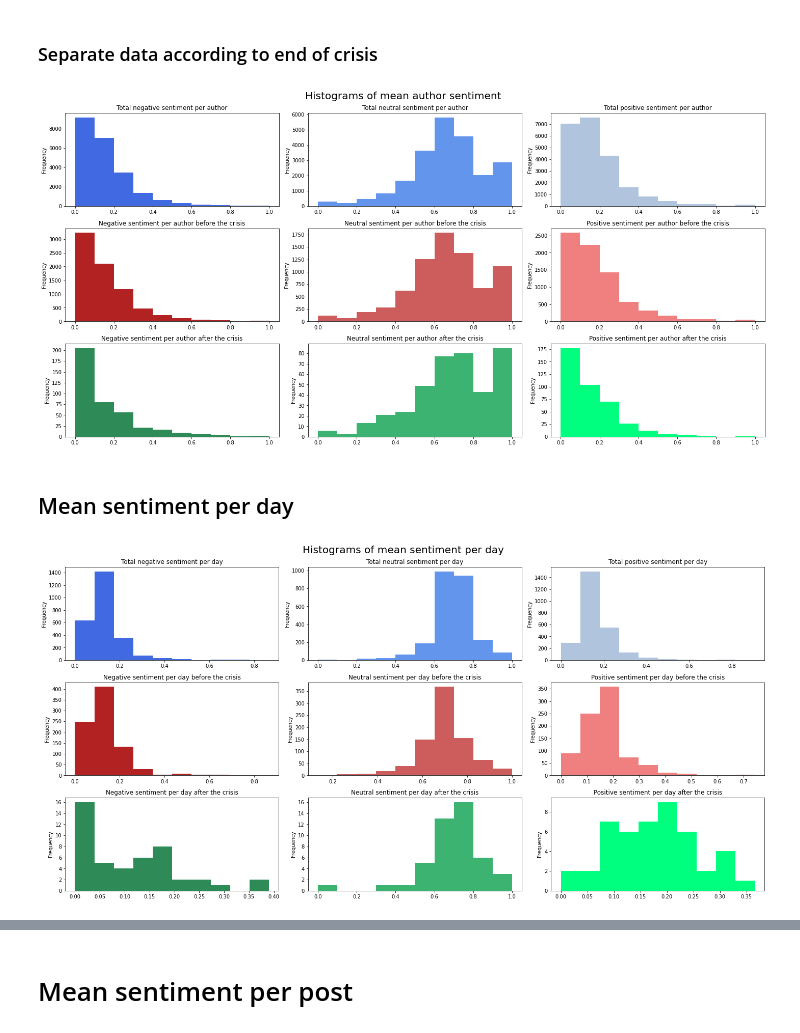
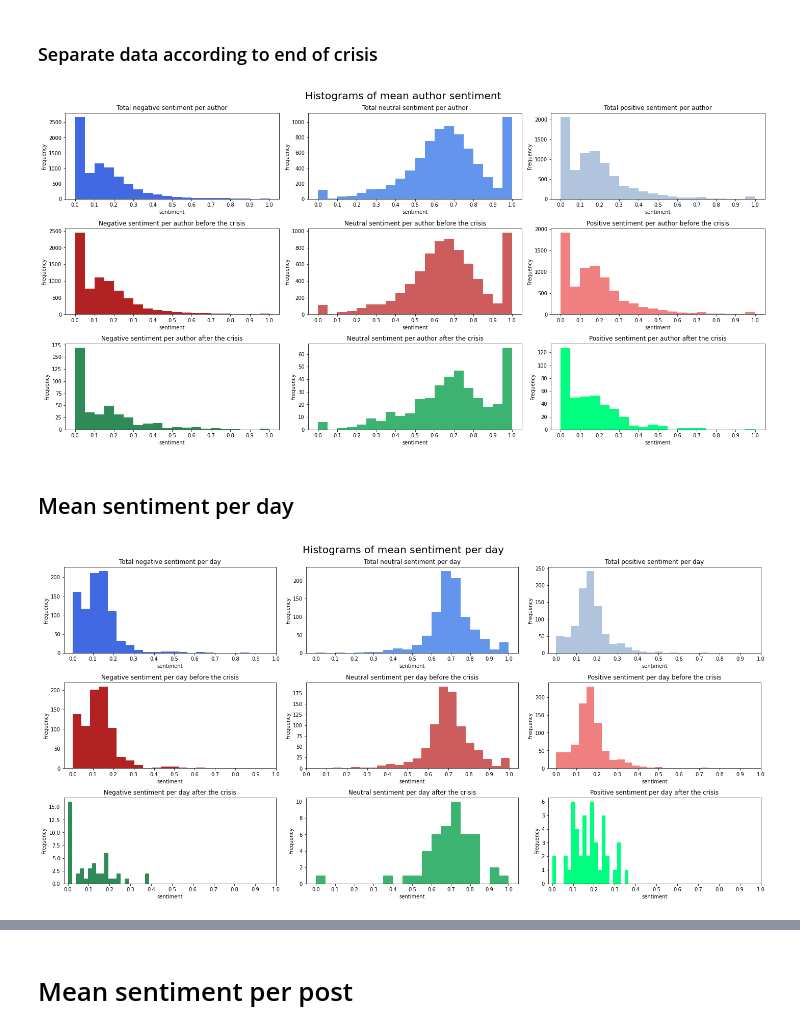
Before and after one commit to wendig/SOC-COMP-reddit, a Jupyter notebook: visualizations.ipynb, the cells around one changed output, grey strips where cells are left out. Cells and saved outputs as stored; diff of their text form; code cells hidden in the pictures.

Commit message:
visualizations old

```diff
--- a/visualizations.ipynb
+++ b/visualizations.ipynb
@@ -27,3 +28,6 @@ dtype: object
 # %%
 sentiment_df.index = pd.to_datetime(sentiment_df.pop('comment_time'), unit = 's')
 sentiment_df.sort_index(inplace=True)
+# %%
+sentiment_df = sentiment_df["2019-01-01":]
+sentiment_df.head()
@@ -53,32 +86,68 @@ author_after_df = after_df.groupby('comment_author', as_index= True)[['neg', 'ne
 # %%
 fig, axs = plt.subplots(3, 3, figsize=(20,10))
 fig.suptitle('Histograms of mean author sentiment', size=20)
-author_all_df['neg'].plot(kind='hist', title = "Total negative sentiment per author", ax= axs[0,0], color='royalblue')
-author_all_df['neu'].plot(kind='hist', title = "Total neutral sentiment per author", ax= axs[0,1], color='cornflowerblue')
-author_all_df['pos'].plot(kind='hist', title = "Total positive sentiment per author", ax= axs[0,2], color='lightsteelblue')
-author_before_df['neg'].plot(kind='hist', title = "Negative sentiment per author before the crisis", ax= axs[1,0], color='firebrick')
-author_before_df['neu'].plot(kind='hist', title = "Neutral sentiment per author before the crisis", ax= axs[1,1], color='indianred')
-author_before_df['pos'].plot(kind='hist', title = "Positive sentiment per author before the crisis", ax= axs[1,2], color='lightcoral')
-author_after_df['neg'].plot(kind='hist', title = "Negative sentiment per author after the crisis", ax= axs[2,0], color='seagreen')
-author_after_df['neu'].plot(kind='hist', title = "Neutral sentiment per author after the crisis", ax= axs[2,1], color='mediumseagreen')
-author_after_df['pos'].plot(kind='hist', title = "Positive sentiment per author after the crisis", ax= axs[2,2], color='springgreen')
+ax = author_all_df['neg'].plot(kind='hist', bins=20, title = "Total negative sentiment per author", ax= axs[0,0], color='royalblue')
+ax.xaxis.set_ticks(np.arange(0.0, 1.1, 0.1))
+ax.set_xlabel('sentiment')
+ax = author_all_df['neu'].plot(kind='hist', bins=20, title = "Total neutral sentiment per author", ax= axs[0,1], color='cornflowerblue')
+ax.xaxis.set_ticks(np.arange(0.0, 1.1, 0.1))
+ax.set_xlabel('sentiment')
+ax = author_all_df['pos'].plot(kind='hist', bins=20, title = "Total positive sentiment per author", ax= axs[0,2], color='lightsteelblue')
+ax.xaxis.set_ticks(np.arange(0.0, 1.1, 0.1))
+ax.set_xlabel('sentiment')
+ax = author_before_df['neg'].plot(kind='hist', bins=20, title = "Negative sentiment per author before the crisis", ax= axs[1,0], color='firebrick')
+ax.xaxis.set_ticks(np.arange(0.0, 1.1, 0.1))
+ax.set_xlabel('sentiment')
+ax = author_before_df['neu'].plot(kind='hist', bins=20, title = "Neutral sentiment per author before the crisis", ax= axs[1,1], color='indianred')
+ax.xaxis.set_ticks(np.arange(0.0, 1.1, 0.1))
+ax.set_xlabel('sentiment')
+ax = author_before_df['pos'].plot(kind='hist', bins=20, title = "Positive sentiment per author before the crisis", ax= axs[1,2], color='lightcoral')
+ax.xaxis.set_ticks(np.arange(0.0, 1.1, 0.1))
+ax.set_xlabel('sentiment')
+ax = author_after_df['neg'].plot(kind='hist', bins=20, title = "Negative sentiment per author after the crisis", ax= axs[2,0], color='seagreen')
+ax.xaxis.set_ticks(np.arange(0.0, 1.1, 0.1))
+ax.set_xlabel('sentiment')
+ax = author_after_df['neu'].plot(kind='hist', bins=20, title = "Neutral sentiment per author after the crisis", ax= axs[2,1], color='mediumseagreen')
+ax.xaxis.set_ticks(np.arange(0.0, 1.1, 0.1))
+ax.set_xlabel('sentiment')
+ax = author_after_df['pos'].plot(kind='hist', bins=20, title = "Positive sentiment per author after the crisis", ax= axs[2,2], color='springgreen')
+ax.xaxis.set_ticks(np.arange(0.0, 1.1, 0.1))
+ax.set_xlabel('sentiment')
 plt.tight_layout()
 # %% [output]
-[figure, old version]
+[figure, new version]
 # %% [markdown]
 ## Mean sentiment per day
 # %%
 fig, axs = plt.subplots(3, 3, figsize=(20,10))
 fig.suptitle('Histograms of mean sentiment per day', size=20)
-sentiment_df.groupby(sentiment_df.index.date).neg.mean().plot(kind='hist', title = "Total negative sentiment per day", ax= axs[0,0], color='royalblue')
-sentiment_df.groupby(sentiment_df.index.date).neu.mean().plot(kind='hist', title = "Total neutral sentiment per day", ax= axs[0,1], color='cornflowerblue')
-sentiment_df.groupby(sentiment_df.index.date).pos.mean().plot(kind='hist', title = "Total positive sentiment per day", ax= axs[0,2], color='lightsteelblue')
-before_df.groupby(before_df.index.date).neg.mean().plot(kind='hist', title = "Negative sentiment per day before the crisis", ax= axs[1,0], color='firebrick')
-before_df.groupby(before_df.index.date).neu.mean().plot(kind='hist', title = "Neutral sentiment per day before the crisis", ax= axs[1,1], color='indianred')
-before_df.groupby(before_df.index.date).pos.mean().plot(kind='hist', title = "Positive sentiment per day before the crisis", ax= axs[1,2], color='lightcoral')
-after_df.groupby(after_df.index.date).neg.mean().plot(kind='hist', title = "Negative sentiment per day after the crisis", ax= axs[2,0], color='seagreen')
-after_df.groupby(after_df.index.date).neu.mean().plot(kind='hist', title = "Neutral sentiment per day after the crisis", ax= axs[2,1], color='mediumseagreen')
-after_df.groupby(after_df.index.date).pos.mean().plot(kind='hist', title = "Positive sentiment per day after the crisis", ax= axs[2,2], color='springgreen')
+ax = sentiment_df.groupby(sentiment_df.index.date).neg.mean().plot(kind='hist', bins=20, title = "Total negative sentiment per day", ax= axs[0,0], color='royalblue')
+ax.xaxis.set_ticks(np.arange(0.0, 1.1, 0.1))
+ax.set_xlabel('sentiment')
+ax = sentiment_df.groupby(sentiment_df.index.date).neu.mean().plot(kind='hist', bins=20, title = "Total neutral sentiment per day", ax= axs[0,1], color='cornflowerblue')
+ax.xaxis.set_ticks(np.arange(0.0, 1.1, 0.1))
+ax.set_xlabel('sentiment')
+ax = sentiment_df.groupby(sentiment_df.index.date).pos.mean().plot(kind='hist', bins=20, title = "Total positive sentiment per day", ax= axs[0,2], color='lightsteelblue')
+ax.xaxis.set_ticks(np.arange(0.0, 1.1, 0.1))
+ax.set_xlabel('sentiment')
+ax = before_df.groupby(before_df.index.date).neg.mean().plot(kind='hist', bins=20, title = "Negative sentiment per day before the crisis", ax= axs[1,0], color='firebrick')
+ax.xaxis.set_ticks(np.arange(0.0, 1.1, 0.1))
+ax.set_xlabel('sentiment')
+ax = before_df.groupby(before_df.index.date).neu.mean().plot(kind='hist', bins=20, title = "Neutral sentiment per day before the crisis", ax= axs[1,1], color='indianred')
+ax.xaxis.set_ticks(np.arange(0.0, 1.1, 0.1))
+ax.set_xlabel('sentiment')
+ax = before_df.groupby(before_df.index.date).pos.mean().plot(kind='hist', bins=20, title = "Positive sentiment per day before the crisis", ax= axs[1,2], color='lightcoral')
+ax.xaxis.set_ticks(np.arange(0.0, 1.1, 0.1))
+ax.set_xlabel('sentiment')
+ax = after_df.groupby(after_df.index.date).neg.mean().plot(kind='hist', bins=20, title = "Negative sentiment per day after the crisis", ax= axs[2,0], color='seagreen')
+ax.xaxis.set_ticks(np.arange(0.0, 1.1, 0.1))
+ax.set_xlabel('sentiment')
+ax = after_df.groupby(after_df.index.date).neu.mean().plot(kind='hist', bins=20, title = "Neutral sentiment per day after the crisis", ax= axs[2,1], color='mediumseagreen')
+ax.xaxis.set_ticks(np.arange(0.0, 1.1, 0.1))
+ax.set_xlabel('sentiment')
+ax = after_df.groupby(after_df.index.date).pos.mean().plot(kind='hist', bins=20, title = "Positive sentiment per day after the crisis", ax= axs[2,2], color='springgreen')
+ax.xaxis.set_ticks(np.arange(0.0, 1.1, 0.1))
+ax.set_xlabel('sentiment')
 plt.tight_layout()
 # %% [output]
-[figure, old version]
+[figure, new version]
```
Also changed, not shown: parts of 15 cells of this notebook.
